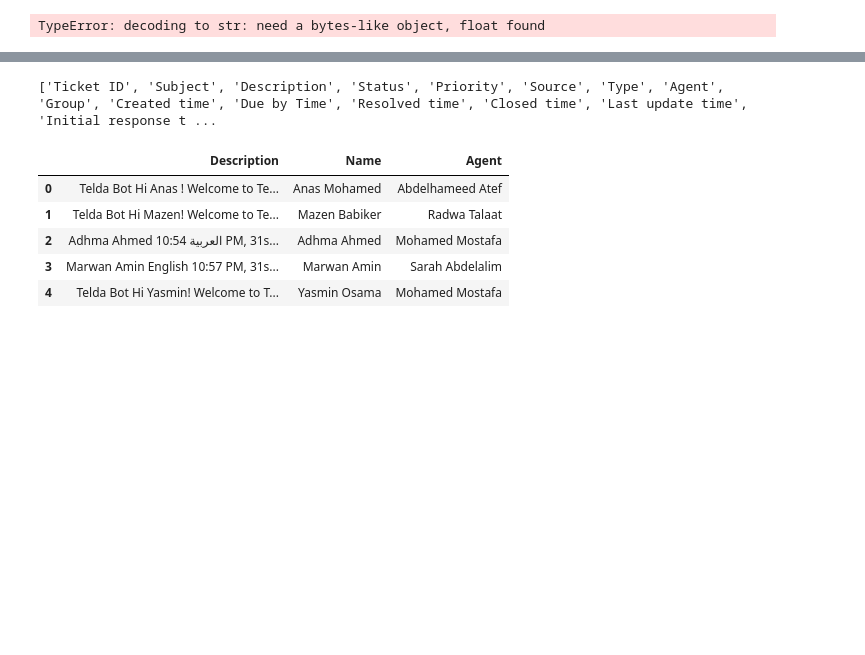
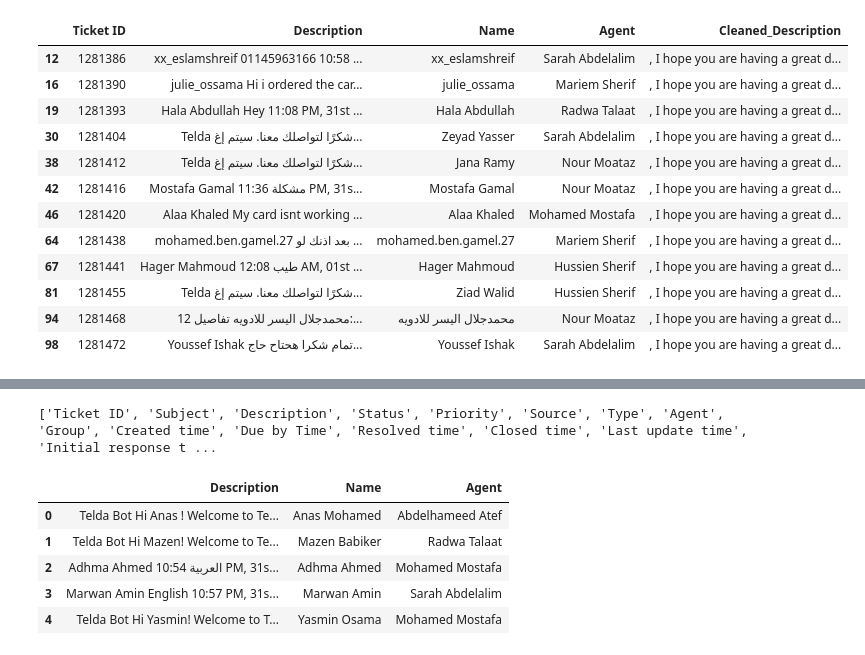
Before and after one commit to Maxab-Growth/Seif, a Jupyter notebook: Seif's_stuff/Clean_Telda_data.ipynb, the cells around one changed output, grey strips where cells are left out. Saved outputs shown, nothing was run; the diff lists cells and outputs as text; code cells hidden in the pictures; blank space fills up the shorter version.

```diff
--- a/Seif's_stuff/Clean_Telda_data.ipynb
+++ b/Seif's_stuff/Clean_Telda_data.ipynb
@@ -18,8 +18,9 @@ import numpy as np
 import pytz
 # %%
 df = pd.read_excel('telda_CS.xlsx')
+df = df[df['Source'] == 'Chat']
 df['Name'] = df['Subject'].str.extract(r'Conversation with (.+)')
-df = df[['Description', 'Name', 'Agent' ]]
+df = df[['Ticket ID','Description', 'Name', 'Agent' ]]
 import pandas as pd
 import re
 
@@ -45,6 +46,24 @@ def clean_description(row):
 
 # Apply
 df['Cleaned_Description'] = df.apply(clean_description, axis=1)
-# %% [output]
-TypeError: decoding to str: need a bytes-like object, float found
+# %%
+data = df.head(100)
+data.to_excel("first_100.xlsx", index=False)
+# %%
+no_bot_data = data[~data['Description'].str.contains('Telda Bot', na=False)]
+no_bot_data
+# %% [output]
+|  | Ticket ID | Description | Name | Agent | Cleaned_Description |
+| 12 | 1281386 | xx_eslamshreif 01145963166 10:58 ... | xx_eslamshreif | Sarah Abdelalim | , I hope you are having a great d... |
+| 16 | 1281390 | julie_ossama Hi i ordered the car... | julie_ossama | Mariem Sherif | , I hope you are having a great d... |
+| 19 | 1281393 | Hala Abdullah Hey 11:08 PM, 31st ... | Hala Abdullah | Radwa Talaat | , I hope you are having a great d... |
+| 30 | 1281404 | Telda شكرًا لتواصلك معنا. سيتم إغ... | Zeyad Yasser | Sarah Abdelalim | , I hope you are having a great d... |
+| 38 | 1281412 | Telda شكرًا لتواصلك معنا. سيتم إغ... | Jana Ramy | Nour Moataz | , I hope you are having a great d... |
+| 42 | 1281416 | Mostafa Gamal مشكلة 11:36 PM, 31s... | Mostafa Gamal | Nour Moataz | , I hope you are having a great d... |
+| 46 | 1281420 | Alaa Khaled My card isnt working ... | Alaa Khaled | Mohamed Mostafa | , I hope you are having a great d... |
+| 64 | 1281438 | mohamed.ben.gamel.27 بعد اذنك لو ... | mohamed.ben.gamel.27 | Mariem Sherif | , I hope you are having a great d... |
+| 67 | 1281441 | Hager Mahmoud طيب 12:08 AM, 01st ... | Hager Mahmoud | Hussien Sherif | , I hope you are having a great d... |
+| 81 | 1281455 | Telda شكرًا لتواصلك معنا. سيتم إغ... | Ziad Walid | Hussien Sherif | , I hope you are having a great d... |
+| 94 | 1281468 | محمدجلال اليسر للادويه تفاصيل 12:... | محمدجلال اليسر للادويه | Nour Moataz | , I hope you are having a great d... |
+| 98 | 1281472 | Youssef Ishak تمام شكرا هحتاح حاج... | Youssef Ishak | Sarah Abdelalim | , I hope you are having a great d... |
 # %%
```
Also changed, not shown: parts of 9 cells of this notebook, 3 other files.
